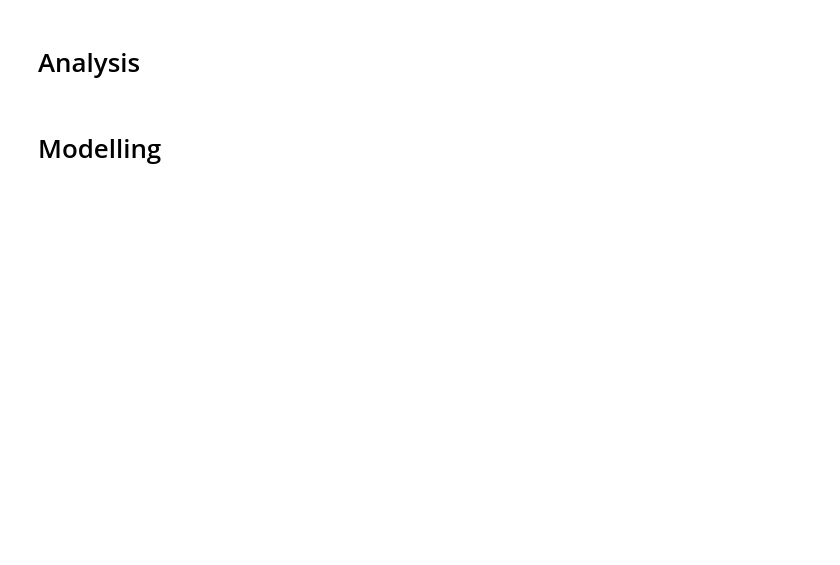
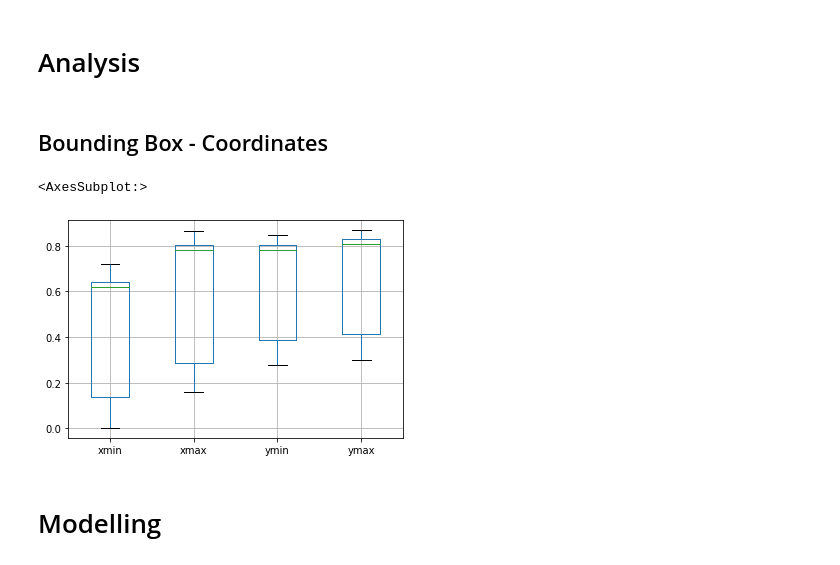
Before and after one commit to NILodio/EACD-MONOGRAFIA, a Jupyter notebook: 01_main.ipynb, the cells around one changed output. Saved outputs shown, nothing was run; the diff lists cells and outputs as text; code cells hidden in the pictures; blank space fills up the shorter version.

```diff
--- a/01_main.ipynb
+++ b/01_main.ipynb
@@ -61,2 +126,9 @@ In this section, we define a few functions that will be used for processing imag
+# %% [markdown]
+## Bounding Box - Coordinates
+# %%
+Train[['xmin','xmax','ymin','ymax']].boxplot()
+# %% [output]
+<AxesSubplot:>
+[figure, added]
 # %% [markdown]
 # Modelling
```
Also changed, not shown: parts of 33 cells of this notebook, 2 other files.
